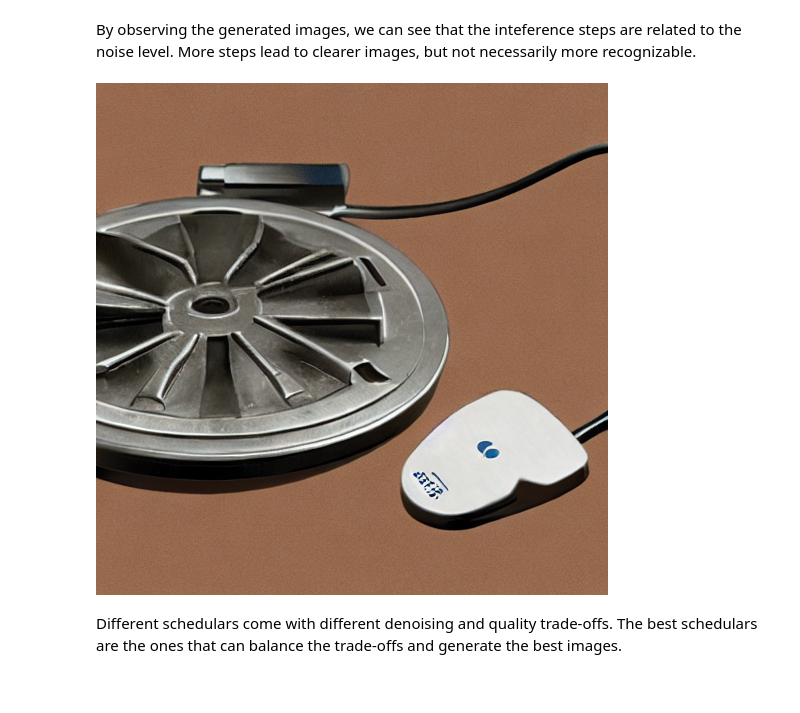
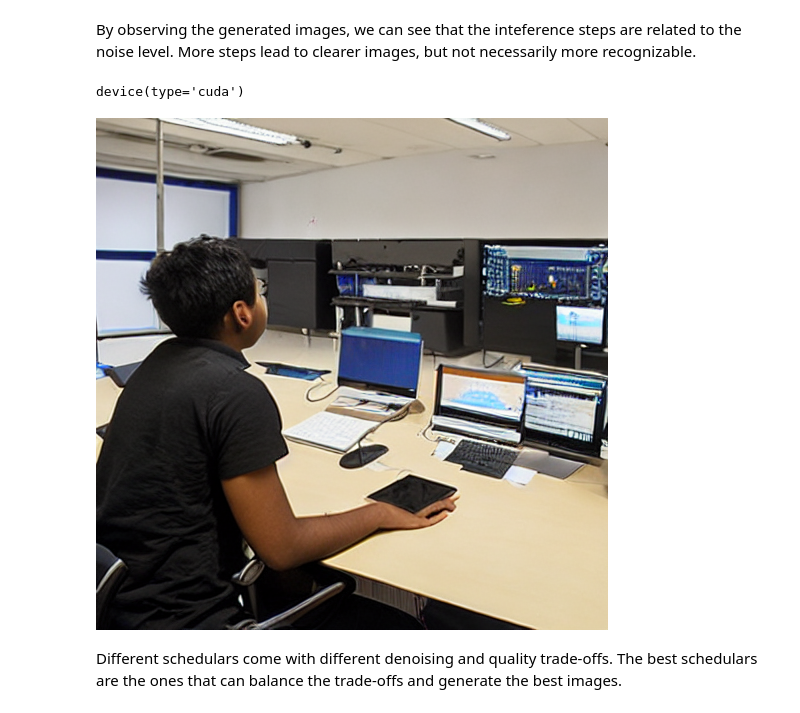
Before and after one commit to kevinji0304/learn-diffusers, a Jupyter notebook: day-1/stable-diffusion.ipynb, the cells around one changed output. Cells and saved outputs as stored; diff of their text form; code cells hidden in the pictures.

```diff
--- a/day-1/stable-diffusion.ipynb
+++ b/day-1/stable-diffusion.ipynb
@@ -3,17 +3,19 @@ By observing the generated images, we can see that the inteference steps are rel
 # %%
 import torch
 torch.cuda.empty_cache()
+device = torch.device("cuda" if torch.cuda.is_available() else "cpu")
+device
+# %% [output]
+device(type='cuda')
 # %%
 from diffusers import DiffusionPipeline
 
-pipeline = DiffusionPipeline.from_pretrained("stable-diffusion-v1-5/stable-diffusion-v1-5", use_safetensors=True)
-if torch.cuda.is_available():
-    pipeline.to('cuda')
+pipeline = DiffusionPipeline.from_pretrained("stable-diffusion-v1-5/stable-diffusion-v1-5", use_safetensors=True).to(device)
-# %%
-image = pipeline("a ppt tamplate in the setting of computer game").images[0]
-image
-# %% [output]
-[figure, removed]
+# %%
+image = pipeline("students with all ethnics studying in a high performance computer lab with a cat in ever spot").images[0]
+image
+# %% [output]
+[figure, added]
 # %% [markdown]
 Different schedulars come with different denoising and quality trade-offs. The best schedulars are the ones that can balance the trade-offs and generate the best images.
 # %%
```
Also changed, not shown: parts of 3 cells of this notebook, 4 other files.
